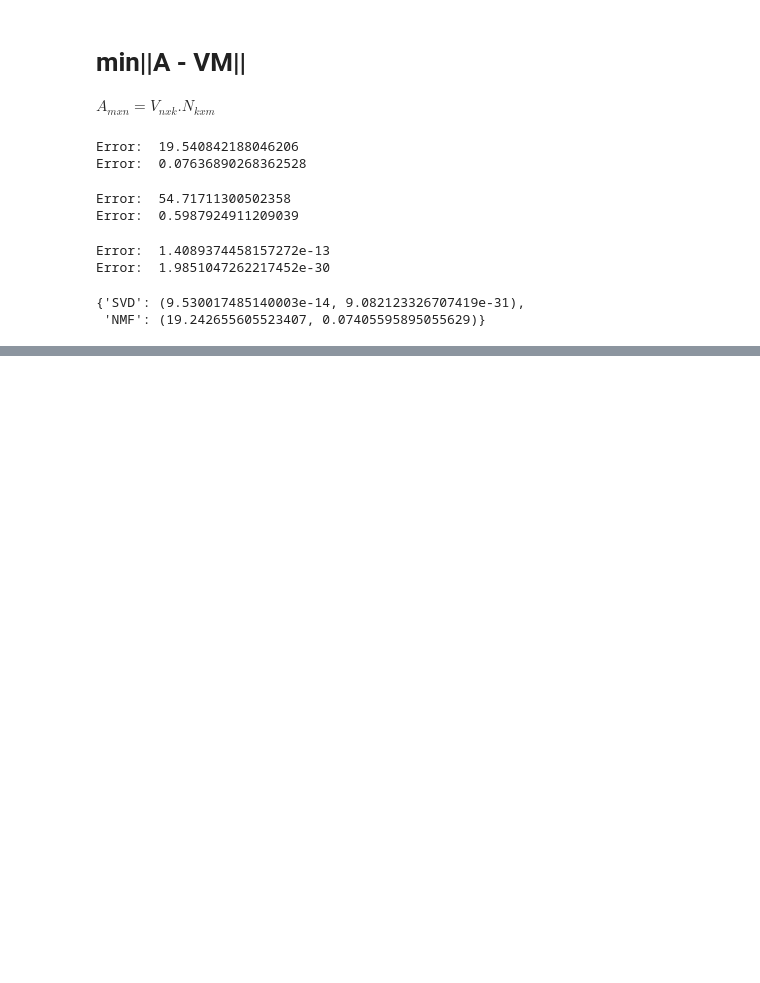
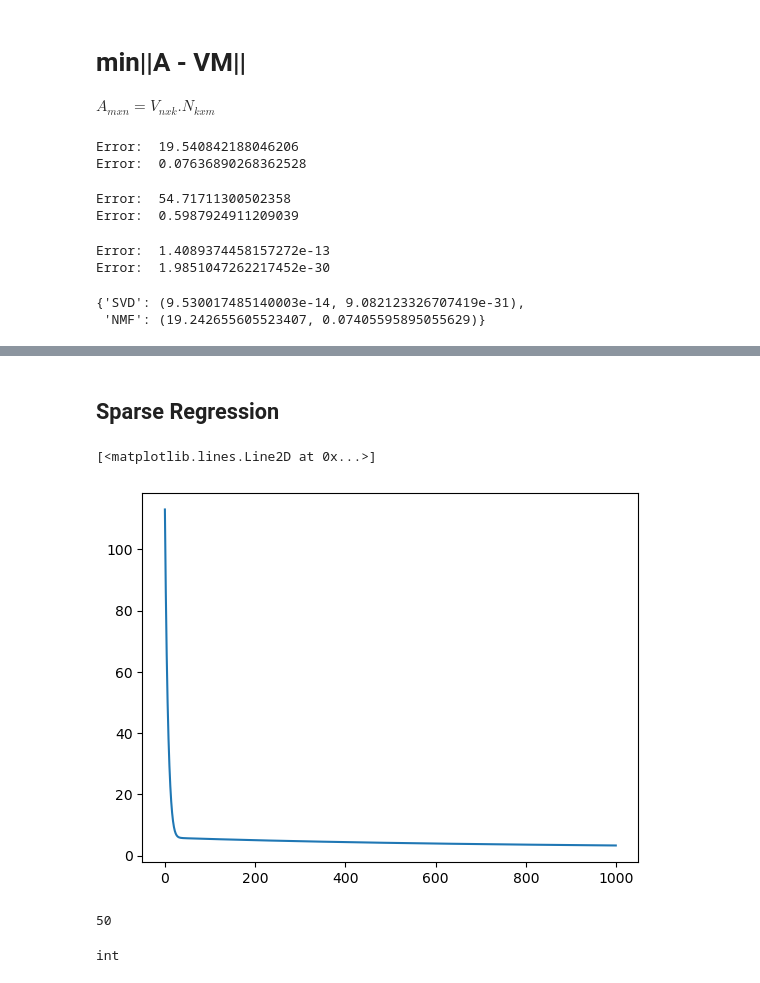
Before and after one commit to qkhanh711/Numerical_methods, a Jupyter notebook: NumericalAlgorithms/Practice.ipynb, the cells around one changed output, grey strips where cells are left out. Drawn from its saved outputs; the diff is of its cells as text; code cells hidden in the pictures; blank space fills up the shorter version.

```diff
--- a/NumericalAlgorithms/Practice.ipynb
+++ b/NumericalAlgorithms/Practice.ipynb
@@ -970,0 +980,52 @@ NMF.compare()
+# %% [markdown]
+## Sparse Regression
+# %%
+import numpy as np
+import scipy.optimize as opt
+from scipy.optimize import minimize
+
+
+class SparseRegression():
+    def __init__(self, X, y, alpha, max_iter=1000, tol=1e-6):
+        self.X = X
+        self.y = y
+        self.alpha = alpha
+        self.max_iter = max_iter
+        self.tol = tol
+
+    def fit_implement(self):
+        n_samples, n_features = self.X.shape
+        loss = []
+        beta = np.random.rand(n_features)
+        for i in range(self.max_iter):
+            beta = beta - self.alpha * self.X.T @ (self.X @ beta - self.y)
+            def norm_0(x):
+                return np.sum(x != 0)
+            if norm_0(beta) < self.tol:
+                print(f"Converged after {i} iterations")
+                print(f"Norm 0: {norm_0(beta)}")
+                break
+            loss.append(np.linalg.norm(self.y - self.X @ beta))
+        return beta, loss
+
+
+
+X = np.random.rand(100, 50)
+y = np.random.rand(100)
+
+model = SparseRegression(X, y, alpha=0.0001)
+weights, loss = model.fit_implement()
+
+# Is the problem easy to solve when X = Ipxp (ma tran duogn cheo)
+
+import matplotlib.pyplot as plt
+plt.plot(loss)
+# %% [output]
+[<matplotlib.lines.Line2D at 0x...>]
+[figure, added]
+# %%
+print(X.shape[1])
+type(X.shape[1])
+# %% [output]
+50
+int
```
Also changed, not shown: parts of 3 cells of this notebook, 1 other file.
